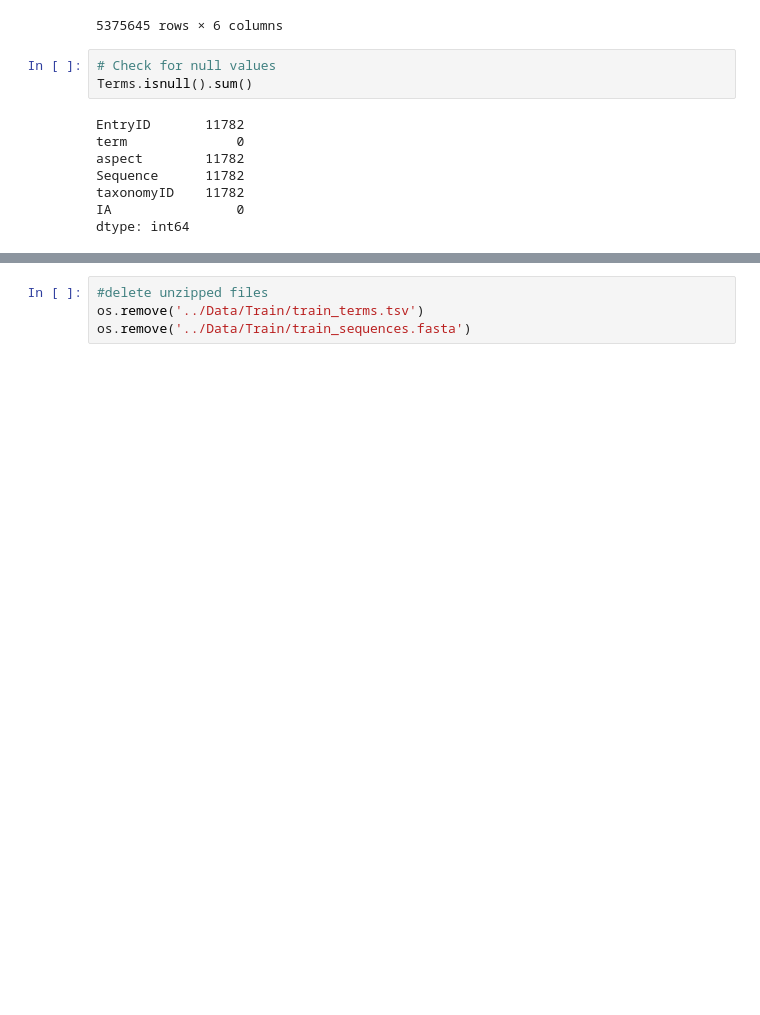
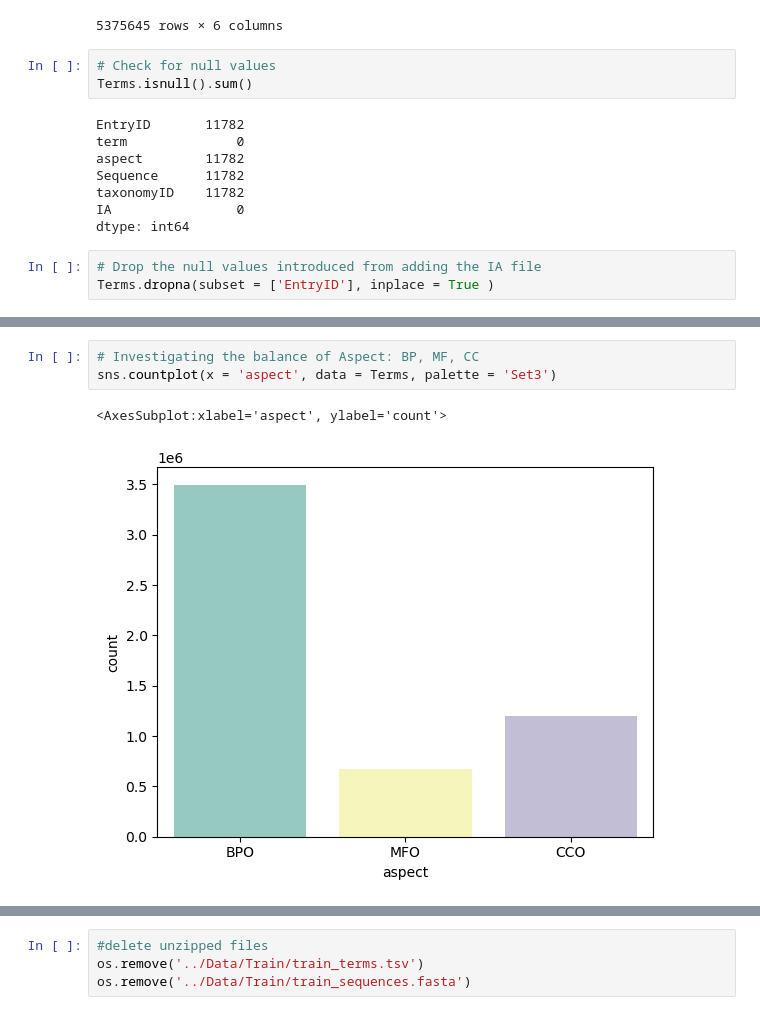
Before and after one commit to NessMayker/CAFA5, a Jupyter notebook: Code/0b.CAFA5_Training_Set_Description.ipynb, the cells around one changed output, grey strips where cells are left out. Cells and saved outputs as stored; diff of their text form; blank space fills up the shorter version.

Commit message:
Removed null values from adding IA file and checked features of training set

```diff
--- a/Code/0b.CAFA5_Training_Set_Description.ipynb
+++ b/Code/0b.CAFA5_Training_Set_Description.ipynb
@@ -194,3 +195,6 @@ Sequence      11782
 taxonomyID    11782
 IA                0
 dtype: int64
+# %%
+# Drop the null values introduced from adding the IA file
+Terms.dropna(subset = ['EntryID'], inplace = True )
@@ -206,0 +245,6 @@ dtype: int64
+# %%
+# Investigating the balance of Aspect: BP, MF, CC
+sns.countplot(x = 'aspect', data = Terms, palette = 'Set3')
+# %% [output]
+<AxesSubplot:xlabel='aspect', ylabel='count'>
+[figure, added]
```
Also changed, not shown: parts of 6 cells of this notebook, 2 other files.
